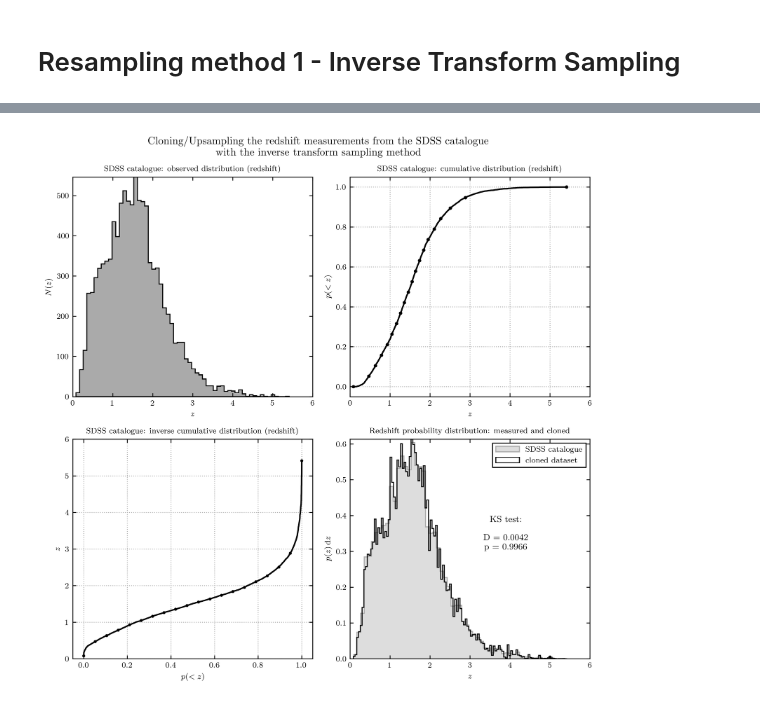
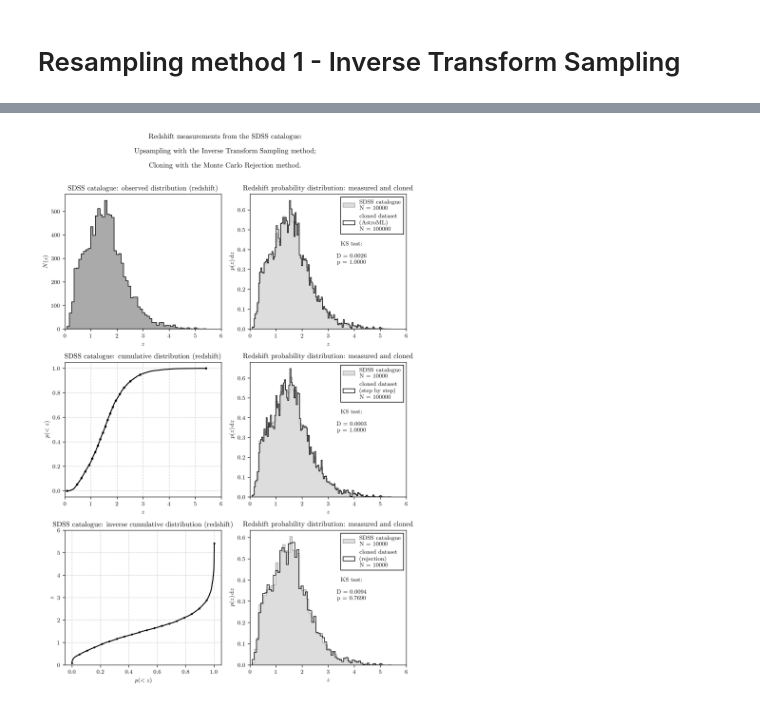
Before and after one commit to Andrea-Pierini/astrostatistics_bicocca_2022-1, a Jupyter notebook: working/L04.ipynb, the cells around one changed output, grey strips where cells are left out. Drawn from its saved outputs; the diff is of its cells as text; code cells hidden in the pictures.

Commit message:
Mostly finished L04 Exercises and images, they'll need polishing later

```diff
--- a/working/L04.ipynb
+++ b/working/L04.ipynb
@@ -55,11 +56,16 @@ z_mean = np.mean(z)
 z_max  = np.max(z)
 z_min  = np.min(z)
 y_max = z_histo[0].max()
+z_lower = np.floor(z_min)
+z_upper = np.ceil(z_max)
 
 print('z mean = {:.2f}'.format(z_mean))
 print('z max  = {:.2f}'.format(z_max))
 print('z min  = {:.2f}'.format(z_min))
 print('max z count = {:.0f}'.format(y_max))
+print('choose lower boundary on z = {:.2f}'.format(z_lower))
+print('choose upper boundary on z = {:.2f}'.format(z_upper))
+
 
 # Show data size and set resampling size
 N_data  = len(z)
@@ -95,7 +103,7 @@ cdf_interpol = interpolate.splrep(cdf_z, z)
 # sample evenly (and densely) along the cumulative distribution, and interpolate
 # note the usage of splev (spline evaluation):
 # var_x' = interpolate.splev( var_y' , func = interpolate.splrep( var_y, var_x ) )
-cdf_z_sample = np.linspace(0, 1, 10 * N_data)
+cdf_z_sample = np.linspace(0, 1, N_clone)
 z_sample = interpolate.splev(cdf_z_sample, cdf_interpol)
 
 
@@ -104,6 +112,9 @@ z_sample = interpolate.splev(cdf_z_sample, cdf_interpol)
 z_cloned = EmpiricalDistribution(z).rvs(N_clone)
 
 # compute the KS test to check whether the clone data comes from the distribution
-D, p = stats.ks_2samp(z, z_cloned)
-print("KS test: D = %.10g; p = %.10g" % (D, p))
+D1, p1 = stats.ks_2samp(z, z_cloned)
+print("KS test: D = %.10g; p = %.10g" % (D1, p1))
+
+D2, p2 = stats.ks_2samp(z, z_sample)
+print("KS test: D = %.10g; p = %.10g" % (D2, p2))
 # %% [output]
@@ -111,7 +158,7 @@ KS test: D = 0.00423; p = 0.9966439869
 # %%
 #------------------------------------------------------------
 # Plot the cloned distribution and the procedure for obtaining it
-fig = plt.figure(figsize=(8, 8))
+fig = plt.figure(figsize=(8, 12))
 fig.subplots_adjust(
     hspace = 0.2, # 0.30,
     left   = 0.0, # 0.10,
@@ -121,64 +168,93 @@ fig.subplots_adjust(
     wspace = 0.2, # 0.30
 )
 
-indices = np.linspace(0, len(z) - 1, 20).astype(int)
+indices = np.linspace(0, N_data - 1, 20).astype(int)
 
 # plot a histogram of the input
-ax = fig.add_subplot(221)
-hist(z, bins='knuth', ax=ax, histtype='stepfilled', ec='k', fc='#AAAAAA')
-ax.set_xlim(0,6)
+ax = fig.add_subplot(321)
+hist(z, bins='knuth', ax=ax, histtype='stepfilled', edgecolor='black', facecolor='#AAAAAA')
+ax.set_xlim(z_lower,z_upper)
 ax.set_title('SDSS catalogue: observed distribution (redshift)')
 ax.set_xlabel('$z$')
 ax.set_ylabel('$N(z)$')
 
 # plot the cumulative distribution
-ax = fig.add_subplot(222)
-ax.scatter(z[indices], cdf_z[indices], lw=0, c='k', s=12)   # just the "dots"
-ax.plot(z, cdf_z, '-k')
-ax.set_xlim(0,6)
+ax = fig.add_subplot(323)
+ax.scatter(z[indices], cdf_z[indices], linewidth=0, color='black', s=12)   # just the "dots"
+ax.plot(z, cdf_z, linestyle='-', color='black') #, '-k')
+ax.set_xlim(z_lower,z_upper)
 ax.set_ylim(-0.05, 1.05)
 ax.grid(ls=':')
 ax.set_title('SDSS catalogue: cumulative distribution (redshift)')
 ax.set_xlabel('$z$')
 ax.set_ylabel('$p(<z)$')
 
 # plot the inverse cumulative distribution and spline fit
-ax = fig.add_subplot(223)
-ax.scatter(cdf_z[indices], z[indices], lw=0, c='k', s=9)
-ax.plot(cdf_z_sample, z_sample, '-k')
+ax = fig.add_subplot(325)
+ax.scatter(cdf_z[indices], z[indices], linewidth=0, color='black', s=9)
+ax.plot(cdf_z_sample, z_sample, linestyle='-', color='black') #, '-k')
 # ax.arrow(0.7, -3.0,  0.00, 3.5, width=0.015, fc='gray', ec='gray', head_width=0.05, head_length=0.40)
 # ax.arrow(0.7,  0.9, -0.69, 0.0, width=0.100, fc='gray', ec='gray', head_width=0.30, head_length=0.06)
 ax.set_xlim(-0.05, 1.05)
-ax.set_ylim(0,6)
+ax.set_ylim(z_lower,z_upper)
 ax.grid(ls=':')
 ax.set_title('SDSS catalogue: inverse cumulative distribution (redshift)')
 ax.set_xlabel('$p(<z)$')
 ax.set_ylabel('$z$')
 
 # plot the resulting cloned distribution
-ax = fig.add_subplot(224)
-hist(z, bins='knuth', ax=ax, histtype='stepfilled', density=True, ec='#AAAAAA', fc='#DDDDDD', label='SDSS catalogue')
-hist(z_cloned, bins='knuth', ax=ax, histtype='step', density=True, color='k', label='cloned dataset')
-ax.set_xlim(0,6)
+ax = fig.add_subplot(322)
+hist(z, bins='knuth', ax=ax, histtype='stepfilled', density=True, ec='#AAAAAA', fc='#DDDDDD', label='SDSS catalogue' + '\n' + 'N = {:d}'.format(N_data))
+hist(z_cloned, bins='knuth', ax=ax, histtype='step', density=True, color='black', label='cloned dataset' + '\n' + '(AstroML)' + '\n' + 'N = {:d}'.format(len(z_cloned)))
+
+ax.set_xlim(z_lower,z_upper)
 ax.set_title('Redshift probability distribution: measured and cloned')
 ax.set_xlabel('$z$')
 ax.set_ylabel(r'$p(z) \, \textup{d}z$')
-ax.text(0.65, 0.65, "KS test:\n\nD = %.4f\np = %.4f" % (D, p), ha='center', va='top', transform=ax.transAxes)
+ax.text(0.65, 0.65, "KS test:\n\nD = %.4f\np = %.4f" % (D1, p1), ha='center', va='top', transform=ax.transAxes)
 
 ax.legend(frameon=True, framealpha=1, fancybox=False, edgecolor='black', loc=1)
 
+ax = fig.add_subplot(324)
+hist(z, bins='knuth', ax=ax, histtype='stepfilled', density=True, ec='#AAAAAA', fc='#DDDDDD', label='SDSS catalogue' + '\n' + 'N = {:d}'.format(N_data))
+hist(z_sample, bins='knuth', ax=ax, histtype='step', density=True, color='black', label='cloned dataset' + '\n' + '(step by step)' + '\n' + 'N = {:d}'.format(len(z_sample)))
+
+ax.set_xlim(z_lower,z_upper)
+ax.set_title('Redshift probability distribution: measured and cloned')
+ax.set_xlabel('$z$')
+ax.set_ylabel(r'$p(z) \, \textup{d}z$')
+ax.text(0.65, 0.65, "KS test:\n\nD = %.4f\np = %.4f" % (D2, p2), ha='center', va='top', transform=ax.transAxes)
+
+ax.legend(frameon=True, framealpha=1, fancybox=False, edgecolor='black', loc=1)
+
+ax = fig.add_subplot(326)
+hist(z, bins='knuth', ax=ax, histtype='stepfilled', density=True, ec='#AAAAAA', fc='#DDDDDD', label='SDSS catalogue' + '\n' + 'N = {:d}'.format(N_data))
+hist(z_rejection, bins='knuth', ax=ax, histtype='step', density=True, color='black', label='cloned dataset' + '\n' + '(rejection)' + '\n' + 'N = {:d}'.format(len(z_rejection)))
+
+ax.set_xlim(z_lower,z_upper)
+ax.set_title('Redshift probability distribution: measured and cloned')
+ax.set_xlabel('$z$')
+ax.set_ylabel(r'$p(z) \, \textup{d}z$')
+ax.text(0.65, 0.65, "KS test:\n\nD = %.4f\np = %.4f" % (D3, p3), ha='center', va='top', transform=ax.transAxes)
+
+ax.legend(frameon=True, framealpha=1, fancybox=False, edgecolor='black', loc=1)
+
+
 fig.suptitle(
-    "Cloning/Upsampling the redshift measurements from the SDSS catalogue"
-    + "\n"
-    + "with the inverse transform sampling method"
+    "Redshift measurements from the SDSS catalogue:"
+    + "\n\n"
+    + "Upsampling with the Inverse Transform Sampling method;"
+    + "\n\n"
+    + "Cloning with the Monte Carlo Rejection method."
+    + "\n\n"
 )
 
 # do we want to save the figure?
 fig.tight_layout()
 if True:
     if current_pwd[-6:] == 'GitHub':
         fig.savefig('./working/L04_images/L04_Cloning_Upsampling_SDSS__Inverse_Transform_Sampling_Method.pdf', bbox_inches='tight')
     elif current_pwd[-14:] == 'GitHub\working':
         fig.savefig('./L04_images/L04_Cloning_Upsampling_SDSS__Inverse_Transform_Sampling_Method.pdf', bbox_inches='tight')
 # %% [output]
-[figure, old version]
+[figure, new version]
```
Also changed, not shown: parts of 10 cells of this notebook, 1 other file.
